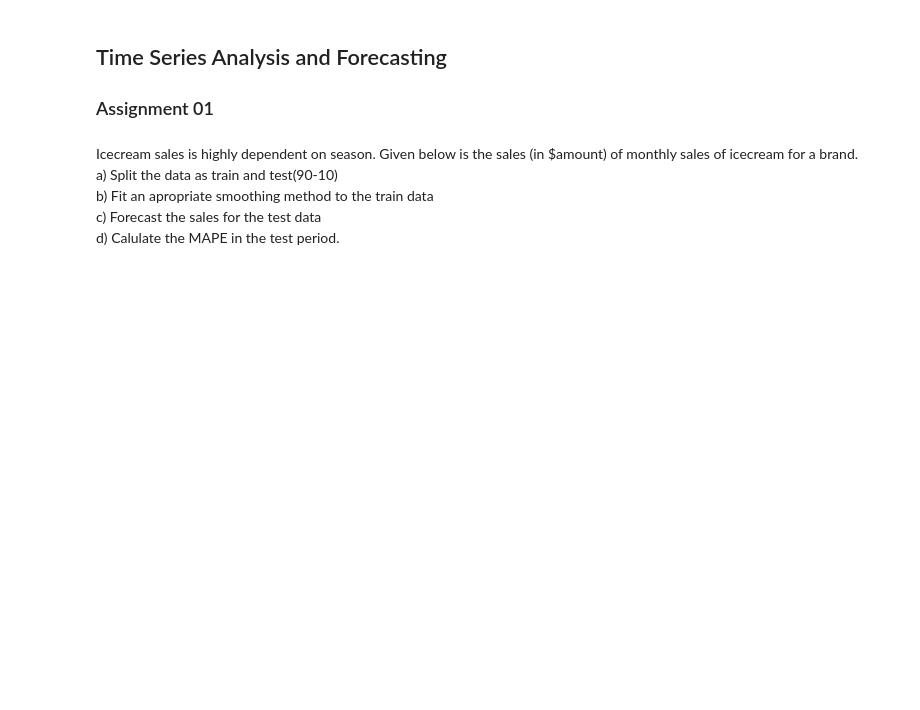
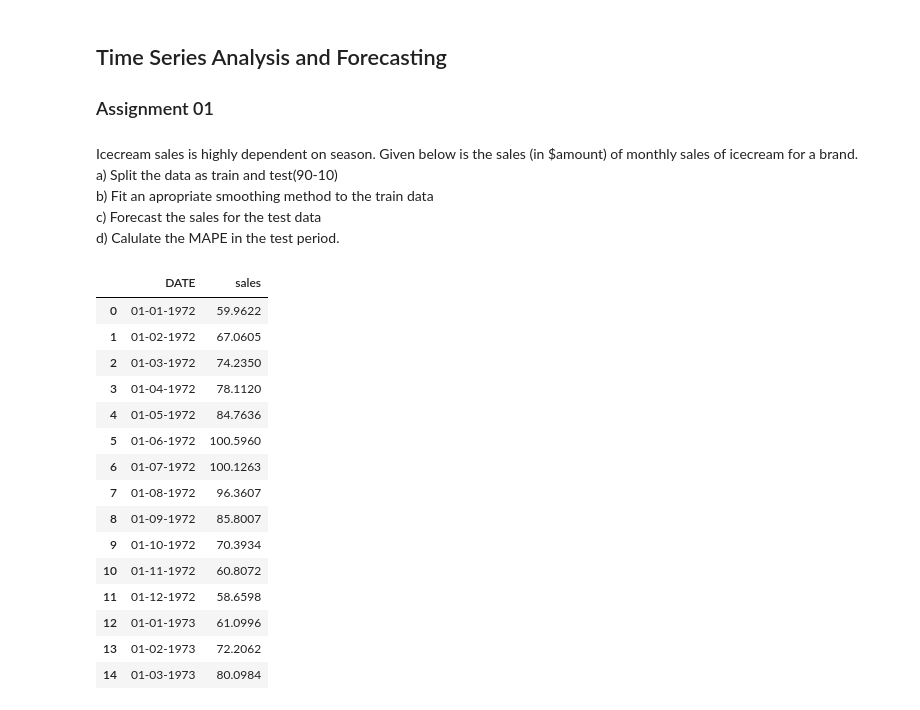
Before and after one commit to Accelerate-AI/Time-Series-Analysis-Forecasting, a Jupyter notebook: DailyQuestions/AAI-TS-Assignment01.ipynb, the cells around one changed output. Saved outputs shown, nothing was run; the diff lists cells and outputs as text; code cells hidden in the pictures; blank space fills up the shorter version.

```diff
--- a/DailyQuestions/AAI-TS-Assignment01.ipynb
+++ b/DailyQuestions/AAI-TS-Assignment01.ipynb
@@ -13,3 +13,21 @@ import seaborn as sns
 # %%
 # Read the icecream sales dataset
 icecream_df = pd.read_csv("icecream_sales.csv", parse_dates=True)
+icecream_df.head(15)
+# %% [output]
+|  | DATE | sales |
+| 0 | 01-01-1972 | 59.9622 |
+| 1 | 01-02-1972 | 67.0605 |
+| 2 | 01-03-1972 | 74.2350 |
+| 3 | 01-04-1972 | 78.1120 |
+| 4 | 01-05-1972 | 84.7636 |
+| 5 | 01-06-1972 | 100.5960 |
+| 6 | 01-07-1972 | 100.1263 |
+| 7 | 01-08-1972 | 96.3607 |
+| 8 | 01-09-1972 | 85.8007 |
+| 9 | 01-10-1972 | 70.3934 |
+| 10 | 01-11-1972 | 60.8072 |
+| 11 | 01-12-1972 | 58.6598 |
+| 12 | 01-01-1973 | 61.0996 |
+| 13 | 01-02-1973 | 72.2062 |
+| 14 | 01-03-1973 | 80.0984 |
```
Also changed, not shown: parts of 16 cells of this notebook, 2 other files.
